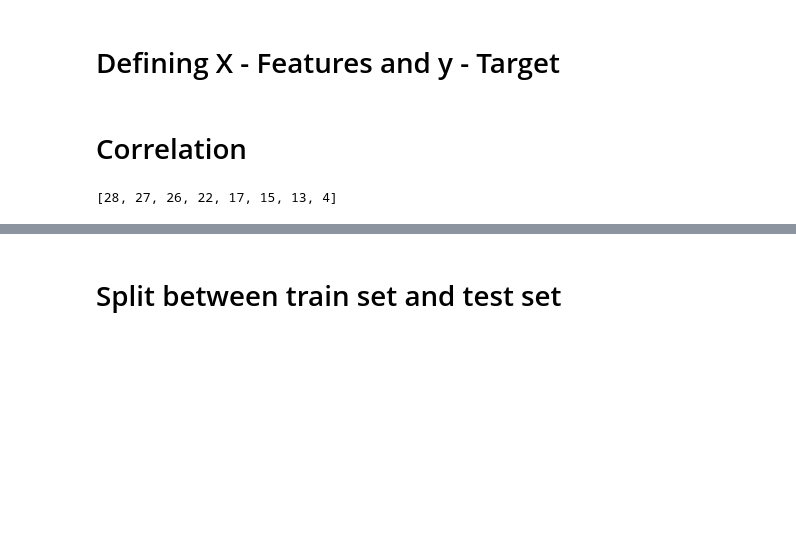
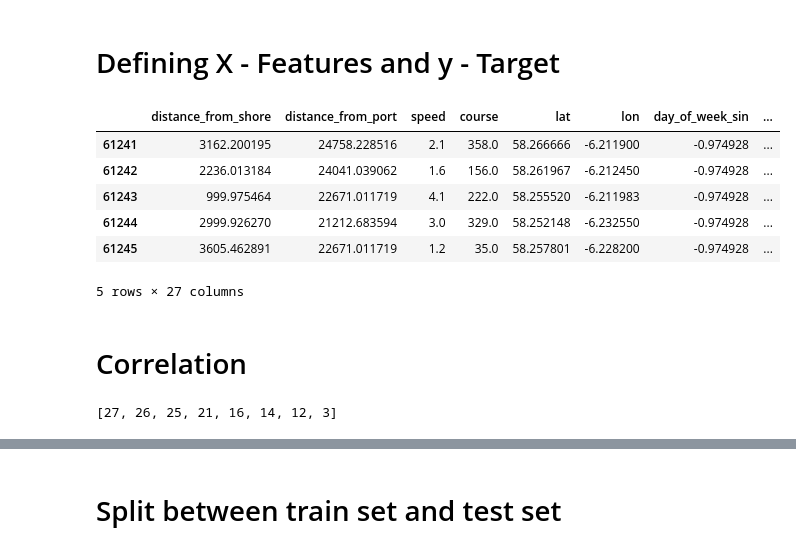
Before and after one commit to DukeDucray/fishing_classification, a Jupyter notebook: notebook/fishing_gear.ipynb, the cells around one changed output, grey strips where cells are left out. Cells and saved outputs as stored; diff of their text form; code cells hidden in the pictures; blank space fills up the shorter version.

```diff
--- a/notebook/fishing_gear.ipynb
+++ b/notebook/fishing_gear.ipynb
@@ -192,8 +192,18 @@ array([4, 4, 4, ..., 6, 6, 6])
 # Defining X - Features and y - Target
 # %%
 # Defining X - the features and Y - the target
-X = fishing.drop(columns=['mmsi','date', 'source', 'type'])
+X = fishing.drop(columns=['mmsi','date', 'source', 'type', 'is_fishing'])
 y = encoded_target
+# %%
+X.head()
+# %% [output]
+|  | distance_from_shore | distance_from_port | speed | course | lat | lon | day_of_week_sin | ... |
+| 61241 | 3162.200195 | 24758.228516 | 2.1 | 358.0 | 58.266666 | -6.211900 | -0.974928 | ... |
+| 61242 | 2236.013184 | 24041.039062 | 1.6 | 156.0 | 58.261967 | -6.212450 | -0.974928 | ... |
+| 61243 | 999.975464 | 22671.011719 | 4.1 | 222.0 | 58.255520 | -6.211983 | -0.974928 | ... |
+| 61244 | 2999.926270 | 21212.683594 | 3.0 | 329.0 | 58.252148 | -6.232550 | -0.974928 | ... |
+| 61245 | 3605.462891 | 22671.011719 | 1.2 | 35.0 | 58.257801 | -6.228200 | -0.974928 | ... |
+5 rows × 27 columns
 # %% [markdown]
 # Correlation
 # %%
@@ -211,6 +221,6 @@ for num in numbers:
 
 print(no_len)
 # %% [output]
-[28, 27, 26, 22, 17, 15, 13, 4]
+[27, 26, 25, 21, 16, 14, 12, 3]
 # %%
 df_corr
```
Also changed, not shown: parts of 4 cells of this notebook, 3 other files.
